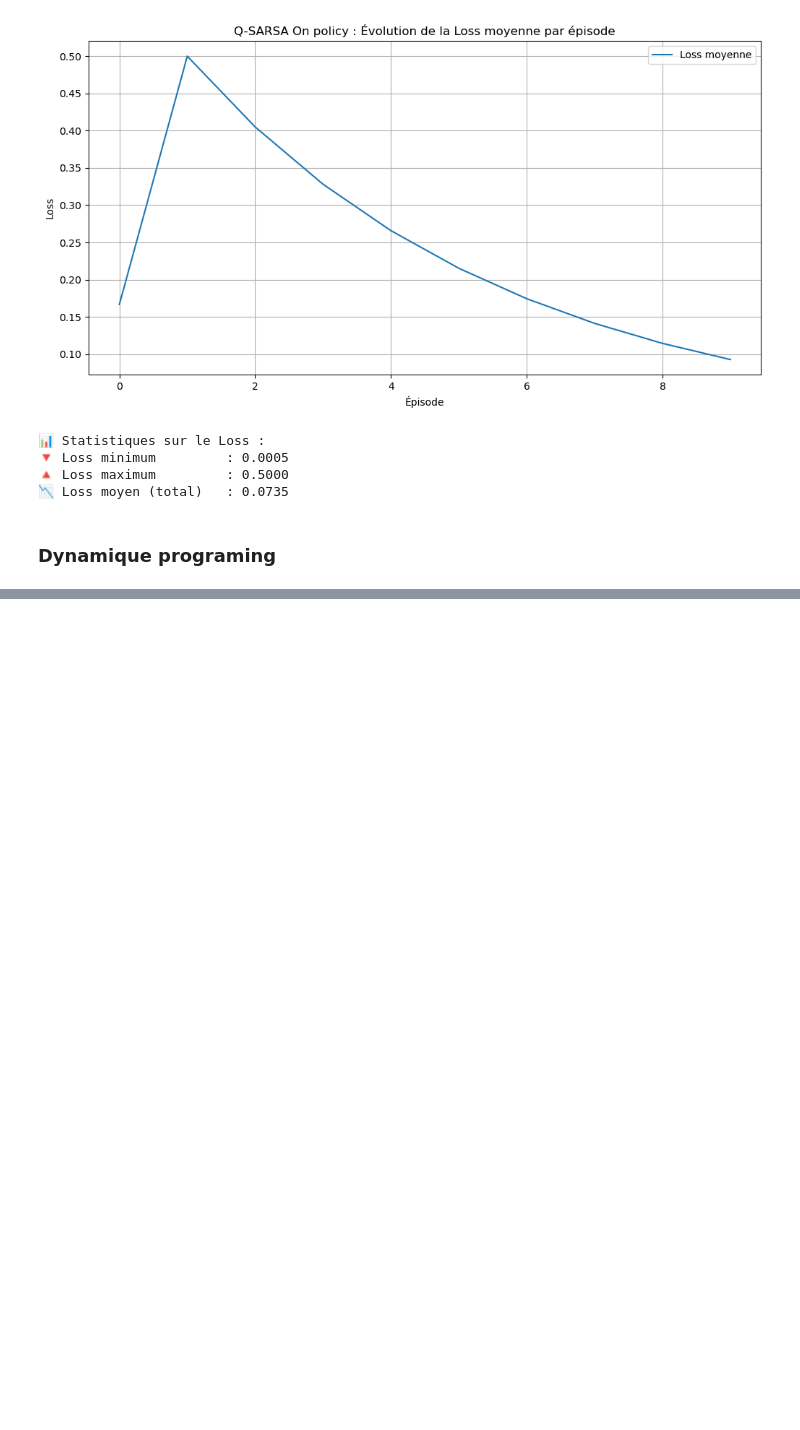
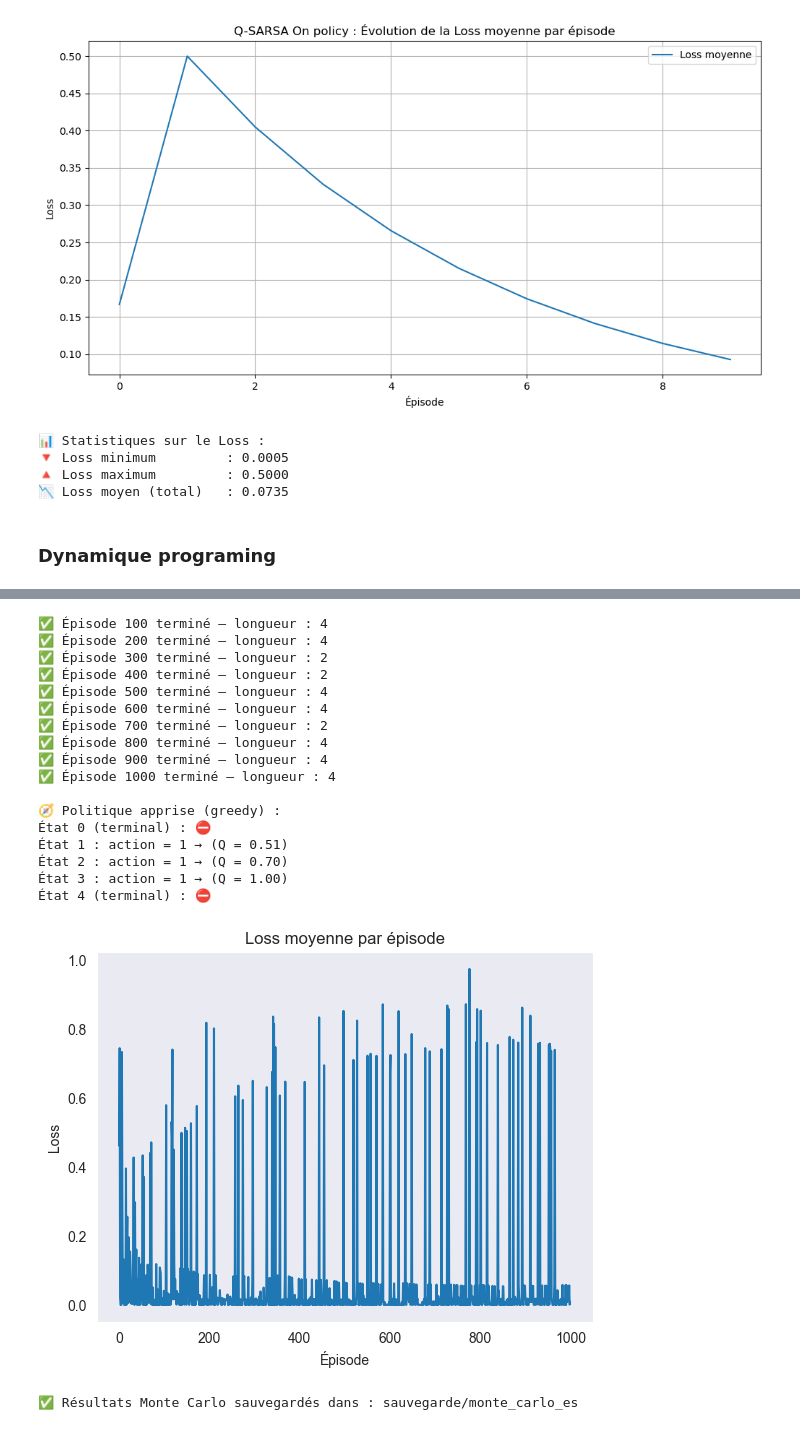
Before and after one commit to manelleha/deep_reinforcement_learning, a Jupyter notebook: projet_deep_renforcement_learning/notebooks/test_line_world.ipynb, the cells around one changed output, grey strips where cells are left out. Cells and saved outputs as stored; diff of their text form; code cells hidden in the pictures; blank space fills up the shorter version.

Commit message:
monte carlo

```diff
--- a/projet_deep_renforcement_learning/notebooks/test_line_world.ipynb
+++ b/projet_deep_renforcement_learning/notebooks/test_line_world.ipynb
@@ -796,0 +848,48 @@ print(f"📉 Loss moyen (total)   : {np.mean(historique_loss):.4f}")
+# %%
+import sys, os
+
+# Ajouter les dossiers parents à sys.path
+sys.path.append(os.path.abspath("../algos"))
+sys.path.append(os.path.abspath("../envs"))
+
+
+import sys, os
+sys.path.append(os.path.abspath(".."))
+
+import envs.line_world as env
+from monte_carlo_es import monte_carlo_exploring_starts, afficher_politique, tracer_loss, sauvegarder_resultats_mc
+
+Q, loss = monte_carlo_exploring_starts(
+    reinitialiser=env.reinitialiser,
+    faire_un_pas=env.faire_un_pas,
+    etats=env.etats,
+    actions=env.actions,
+    etats_terminaux=env.etats_terminaux,
+    gamma=0.7,
+    episodes=1000,
+    epsilon=0.2
+)
+
+afficher_politique(Q, env.etats, env.actions, env.etats_terminaux)
+tracer_loss(loss)
+sauvegarder_resultats_mc(Q, env.etats, env.actions)
+# %% [output]
+✅ Épisode 100 terminé – longueur : 4
+✅ Épisode 200 terminé – longueur : 4
+✅ Épisode 300 terminé – longueur : 2
+✅ Épisode 400 terminé – longueur : 2
+✅ Épisode 500 terminé – longueur : 4
+✅ Épisode 600 terminé – longueur : 4
+✅ Épisode 700 terminé – longueur : 2
+✅ Épisode 800 terminé – longueur : 4
+✅ Épisode 900 terminé – longueur : 4
+✅ Épisode 1000 terminé – longueur : 4
+
+🧭 Politique apprise (greedy) :
+État 0 (terminal) : ⛔
+État 1 : action = 1 → (Q = 0.51)
+État 2 : action = 1 → (Q = 0.70)
+État 3 : action = 1 → (Q = 1.00)
+État 4 (terminal) : ⛔
+[figure, added]
+✅ Résultats Monte Carlo sauvegardés dans : sauvegarde/monte_carlo_es
```
Also changed, not shown: parts of 5 cells of this notebook, 7 other files.
